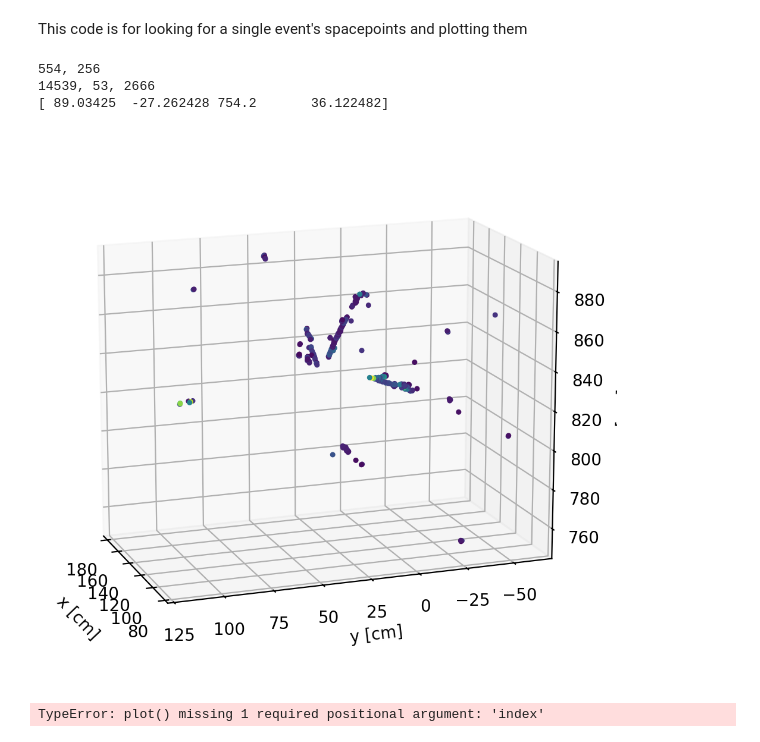
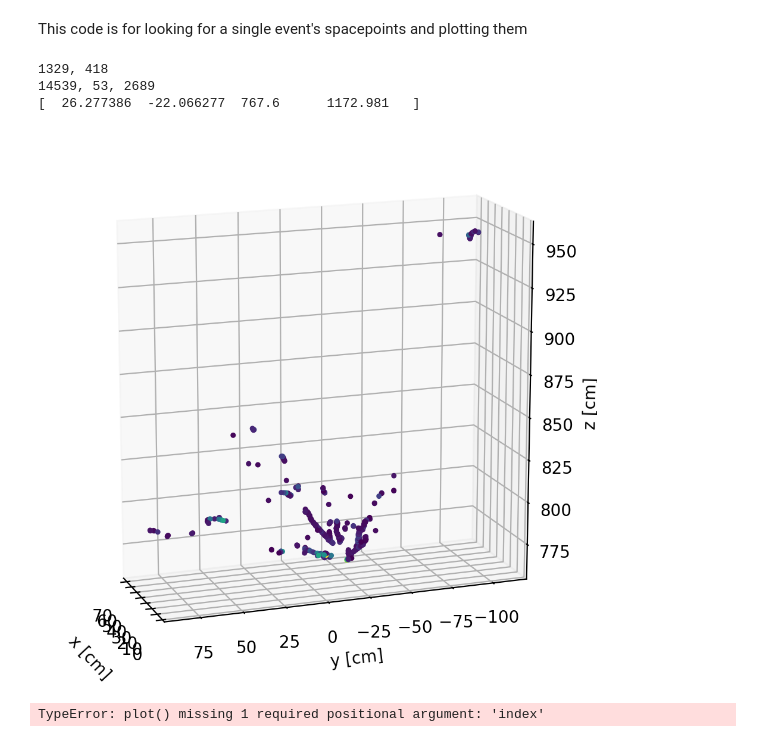
Before and after one commit to gkunkler/eta-pi0-separation, a Jupyter notebook: view_event3D_slimmed.ipynb, the cells around one changed output. Saved outputs shown, nothing was run; the diff lists cells and outputs as text; code cells hidden in the pictures.

```diff
--- a/view_event3D_slimmed.ipynb
+++ b/view_event3D_slimmed.ipynb
@@ -83,12 +83,12 @@ def plot_hist_volume(file_name, group, index):
         ))
     fig.show()
 # %%
-plot('../eta-pi-data/eta-pi0.h5', 'Eta', 2)
+plot('../eta-pi-data/eta-pi0.h5', 'Eta', 5)
 # %% [output]
-554, 256
-14539, 53, 2666
-[ 89.03425  -27.262428 754.2       36.122482]
+1329, 418
+14539, 53, 2689
+[  26.277386  -22.066277  767.6      1172.981   ]
-[figure, old version]
+[figure, new version]
 # %%
 plot('../eta-pi-data/merged_Eta.h5', 2)
 # %% [output]
```
Also changed, not shown: 8 other files.
